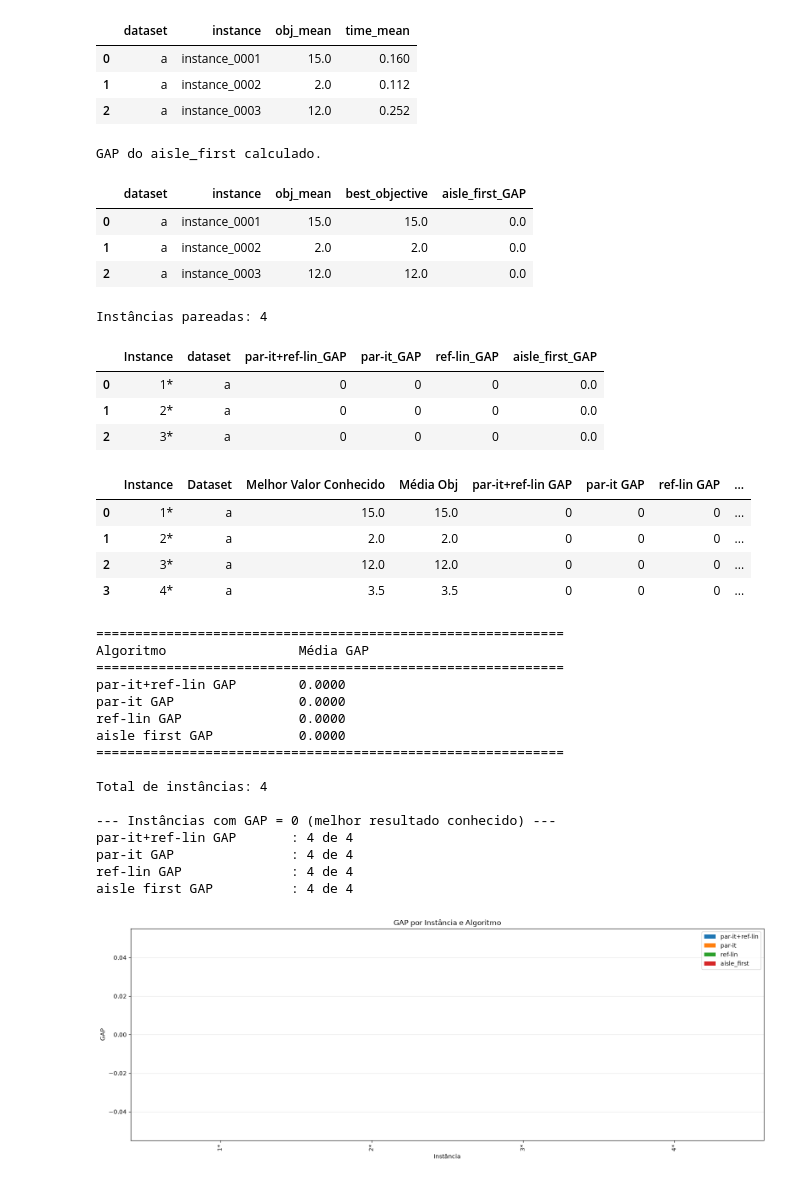
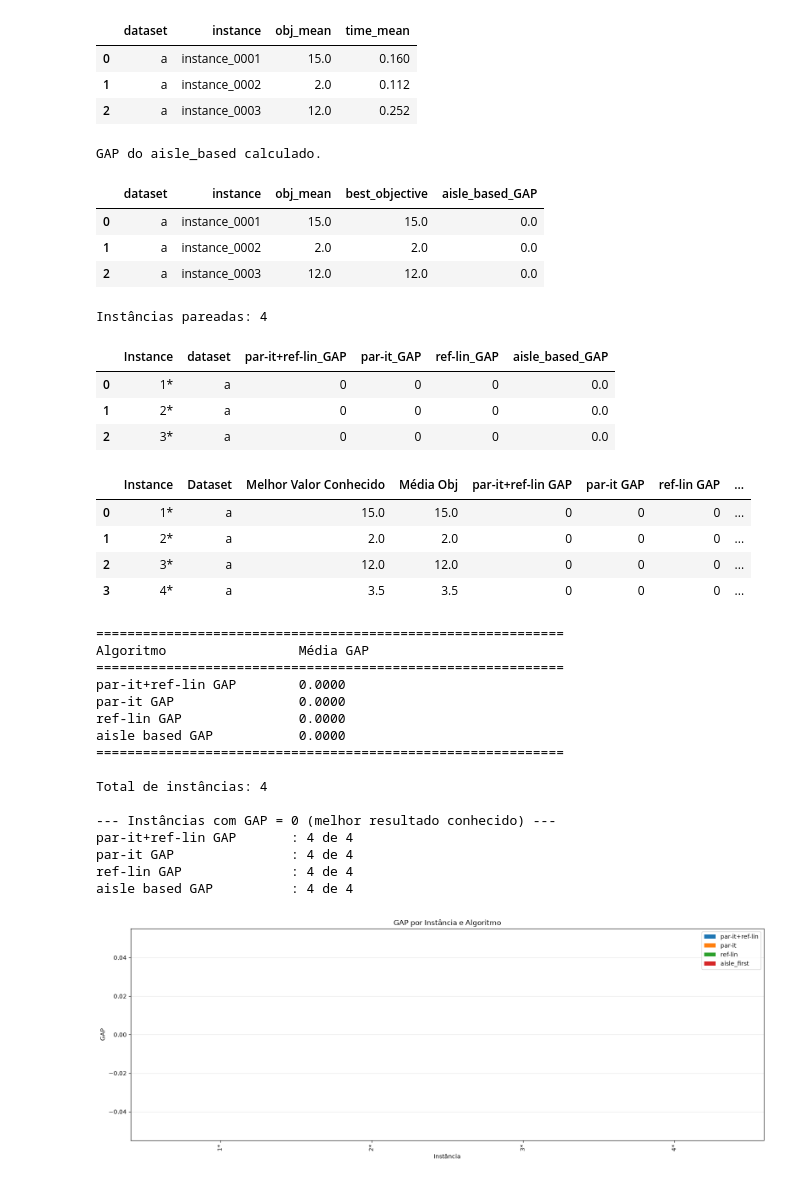
Before and after one commit to tinicius/PFC-2-code, a Jupyter notebook: notebooks/compare.ipynb, the cells around one changed output. Cells and saved outputs as stored; diff of their text form; code cells hidden in the pictures.

Commit message:
aisle based

```diff
--- a/notebooks/compare.ipynb
+++ b/notebooks/compare.ipynb
@@ -104,19 +104,19 @@ Instâncias agregadas: 4
 # %%
 # Merge com best_objectives
 df_agg = df_agg.merge(df_best, on=['dataset', 'instance'], how='left')
 
 n_sem_best = df_agg['best_objective'].isna().sum()
 if n_sem_best > 0:
     print(f'[AVISO] {n_sem_best} inst\u00e2ncias sem best objective conhecido')
 
-# Calcula GAP do aisle_first (best_known - obj_m\u00e9dio; GAP positivo = pior)
-df_agg['aisle_first_GAP'] = df_agg['best_objective'] - df_agg['obj_mean']
+# Calcula GAP do aisle_based (best_known - obj_m\u00e9dio; GAP positivo = pior)
+df_agg['aisle_based_GAP'] = df_agg['best_objective'] - df_agg['obj_mean']
 
-print('GAP do aisle_first calculado.')
-df_agg[['dataset', 'instance', 'obj_mean', 'best_objective', 'aisle_first_GAP']].head(3)
+print('GAP do aisle_based calculado.')
+df_agg[['dataset', 'instance', 'obj_mean', 'best_objective', 'aisle_based_GAP']].head(3)
 # %% [output]
-GAP do aisle_first calculado.
+GAP do aisle_based calculado.
-|  | dataset | instance | obj_mean | best_objective | aisle_first_GAP |
+|  | dataset | instance | obj_mean | best_objective | aisle_based_GAP |
 | 0 | a | instance_0001 | 15.0 | 15.0 | 0.0 |
 | 1 | a | instance_0002 | 2.0 | 2.0 | 0.0 |
 | 2 | a | instance_0003 | 12.0 | 12.0 | 0.0 |
@@ -145,10 +145,10 @@ df_merged = df_agg.merge(
 )
 
 print(f'Inst\u00e2ncias pareadas: {len(df_merged)}')
-df_merged[['Instance', 'dataset', 'par-it+ref-lin_GAP', 'par-it_GAP', 'ref-lin_GAP', 'aisle_first_GAP']].head(3)
+df_merged[['Instance', 'dataset', 'par-it+ref-lin_GAP', 'par-it_GAP', 'ref-lin_GAP', 'aisle_based_GAP']].head(3)
 # %% [output]
 Instâncias pareadas: 4
-|  | Instance | dataset | par-it+ref-lin_GAP | par-it_GAP | ref-lin_GAP | aisle_first_GAP |
+|  | Instance | dataset | par-it+ref-lin_GAP | par-it_GAP | ref-lin_GAP | aisle_based_GAP |
 | 0 | 1* | a | 0 | 0 | 0 | 0.0 |
 | 1 | 2* | a | 0 | 0 | 0 | 0.0 |
 | 2 | 3* | a | 0 | 0 | 0 | 0.0 |
@@ -185,7 +185,7 @@ display(df_table)
 | 3 | 4* | a | 3.5 | 3.5 | 0 | 0 | 0 | ... |
 # %%
 # Resumo: m\u00e9dia dos GAPs por algoritmo
-gap_cols = ['par-it+ref-lin_GAP', 'par-it_GAP', 'ref-lin_GAP', 'aisle_first_GAP']
+gap_cols = ['par-it+ref-lin_GAP', 'par-it_GAP', 'ref-lin_GAP', 'aisle_based_GAP']
 
 print('=' * 60)
 print(f'{"Algoritmo":<25} {"M\u00e9dia GAP":<15}')
@@ -211,7 +211,7 @@ Algoritmo                 Média GAP
 par-it+ref-lin GAP        0.0000
 par-it GAP                0.0000
 ref-lin GAP               0.0000
-aisle first GAP           0.0000
+aisle based GAP           0.0000
 ============================================================
 
 Total de instâncias: 4
@@ -220,7 +220,7 @@ Total de instâncias: 4
 par-it+ref-lin GAP       : 4 de 4
 par-it GAP               : 4 de 4
 ref-lin GAP              : 4 de 4
-aisle first GAP          : 4 de 4
+aisle based GAP          : 4 de 4
 # %%
 # Gráfico de GAP por instância (barras agrupadas)
 import matplotlib.pyplot as plt
```
Also changed, not shown: parts of 4 cells of this notebook, 10 other files.
